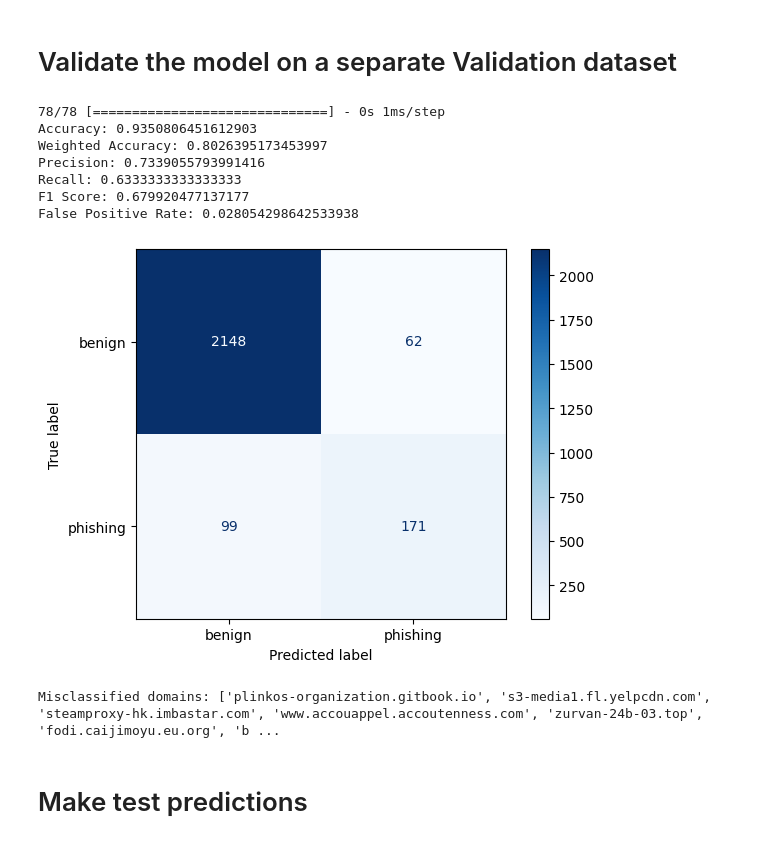
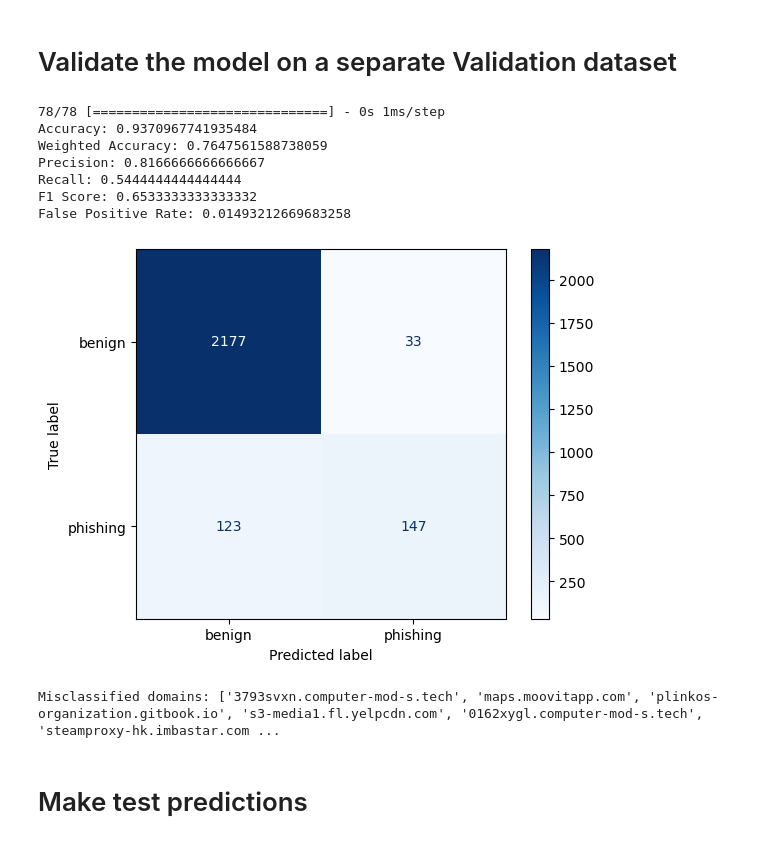
Before and after one commit to nesfit/domainradar-training, a Jupyter notebook: phishing/Phishing-RDAP-NN-train.ipynb, the cells around one changed output. Saved outputs shown, nothing was run; the diff lists cells and outputs as text; code cells hidden in the pictures.

```diff
--- a/phishing/Phishing-RDAP-NN-train.ipynb
+++ b/phishing/Phishing-RDAP-NN-train.ipynb
@@ -11,3 +13,7 @@ prefix = "rdap_"
+# %%
+scaler_path = 'boundaries/phishing_rdap_nn_scaler.joblib'
+model_path = 'models/phishing_rdap_nn_model.keras'
+validation_dataset_filename = '../testdata/validation_phishing.parquet'
 # %% [markdown]
 # Load Tensorflow and check GPU availability
 # %%
@@ -57,8 +63,9 @@ benign_dataset_filenames = [
     '../feature-extraction/floor/umbrella_benign_FINISHED.parquet',
 ]
 malicious_dataset_filenames = [
-    '../feature-extraction/floor/phishing_4.parquet'
+    '../feature-extraction/floor/phishing_2406_strict.parquet'
 ]
+
 # #############################################################
 # EDIT this for to set appropriate labels (malware, dga, ...) #
 # #############################################################
@@ -117,16 +124,17 @@ subsample = 1.0 # 1.0 means no subsample
 if subsample < 1.0:
     df = df.sample(frac=subsample)
 
+# Drop the domain name column
+df.drop("domain_name", axis=1, inplace=True)
+
 # Remove disqualified columns
 for column in disqualified_columns:
     if column in df.columns:
         df.drop(column, axis=1, inplace=True)
 
 # Preserve only columns of interest
+# Filter columns
 df = df.loc[:, df.columns.str.startswith(prefix) | df.columns.isin(['domain_name', 'label'])]
-
-# Drop the domain name column
-df.drop("domain_name", axis=1, inplace=True)
 
 labels = df['label'].apply(lambda x: class_map[x]) # y vector
 features = df.drop('label', axis=1).copy() # X matrix
@@ -529,7 +537,6 @@ def cast_timestamp(df: pd.DataFrame):
     return df
 
 # Load the validation dataset
-validation_dataset_filename = '../testdata/validation_phishing.parquet'
 df_validation = pq.read_table(validation_dataset_filename).to_pandas()
 
 # Cast timestamps and handle NaNs
@@ -545,62 +552,62 @@ for column in disqualified_columns:
 df_validation = df_validation.loc[:, df_validation.columns.str.startswith(prefix) | df_validation.columns.isin(['domain_name', 'label'])]
 
 # Map the labels
-df_validation['label'] = df_validation['label'].map({'benign': 0, 'phishing': 1})
+df_validation['label'] = df_validation['label'].map({benign_label: 0, malicious_label: 1})
 
 # Extract features and labels
 X_val = df_validation.drop(['label', 'domain_name'], axis=1)
 y_val = df_validation['label']
 
 # Load the scaler
-scaler = joblib.load("phishing_rdap_nn_scaler.joblib")
+scaler = joblib.load(scaler_path)
 
 # Scale the features
 X_val_scaled = scaler.transform(X_val)
 
 # Load the trained model
-model = load_model('phishing_rdap_nn_model.keras')
+model = load_model(model_path)
 
 # Make predictions
 y_prob = model.predict(X_val_scaled).flatten()
 y_pred = (y_prob > 0.5).astype(int)
 
 # Calculate metrics
 accuracy = accuracy_score(y_val, y_pred)
 weighted_accuracy = (accuracy_score(y_val[y_val == 0], y_pred[y_val == 0]) + accuracy_score(y_val[y_val == 1], y_pred[y_val == 1])) / 2
 precision = precision_score(y_val, y_pred)
 recall = recall_score(y_val, y_pred)
 f1 = f1_score(y_val, y_pred)
 tn, fp, fn, tp = confusion_matrix(y_val, y_pred).ravel()
 false_positive_rate = fp / (fp + tn)
 
 # Display metrics
 print(f'Accuracy: {accuracy}')
 print(f'Weighted Accuracy: {weighted_accuracy}')
 print(f'Precision: {precision}')
 print(f'Recall: {recall}')
 print(f'F1 Score: {f1}')
 print(f'False Positive Rate: {false_positive_rate}')
 
 # Display confusion matrix
 cm = confusion_matrix(y_val, y_pred)
-disp = ConfusionMatrixDisplay(confusion_matrix=cm, display_labels=['benign', 'phishing'])
+disp = ConfusionMatrixDisplay(confusion_matrix=cm, display_labels=[benign_label, malicious_label])
 disp.plot(cmap=plt.cm.Blues)
 plt.show()
 
 # Identify misclassified domain names
 misclassified = df_validation[y_val != y_pred]
 misclassified_domains = misclassified['domain_name'].tolist()
 print(f'Misclassified domains: {misclassified_domains}')
 # %% [output]
 78/78 [==============================] - 0s 1ms/step
-Accuracy: 0.9350806451612903
-Weighted Accuracy: 0.8026395173453997
-Precision: 0.7339055793991416
-Recall: 0.6333333333333333
-F1 Score: 0.679920477137177
-False Positive Rate: 0.028054298642533938
+Accuracy: 0.9370967741935484
+Weighted Accuracy: 0.7647561588738059
+Precision: 0.8166666666666667
+Recall: 0.5444444444444444
+F1 Score: 0.6533333333333332
+False Positive Rate: 0.01493212669683258
-[figure, old version]
+[figure, new version]
-Misclassified domains: ['plinkos-organization.gitbook.io', 's3-media1.fl.yelpcdn.com', 'steamproxy-hk.imbastar.com', 'www.accouappel.accoutenness.com', 'zurvan-24b-03.top', 'fodi.caijimoyu.eu.org', 'b ...
+Misclassified domains: ['3793svxn.computer-mod-s.tech', 'maps.moovitapp.com', 'plinkos-organization.gitbook.io', 's3-media1.fl.yelpcdn.com', '0162xygl.computer-mod-s.tech', 'steamproxy-hk.imbastar.com ...
 # %% [markdown]
 # Make test predictions
 # %%
```
Also changed, not shown: parts of 10 cells of this notebook, 15 other files.
